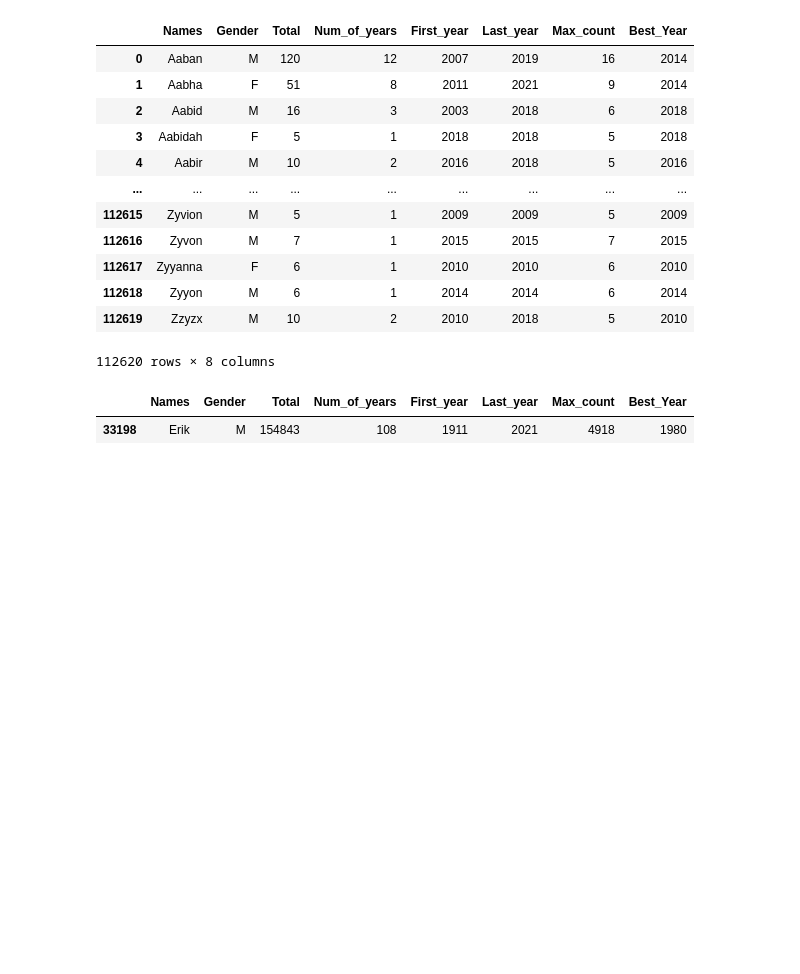
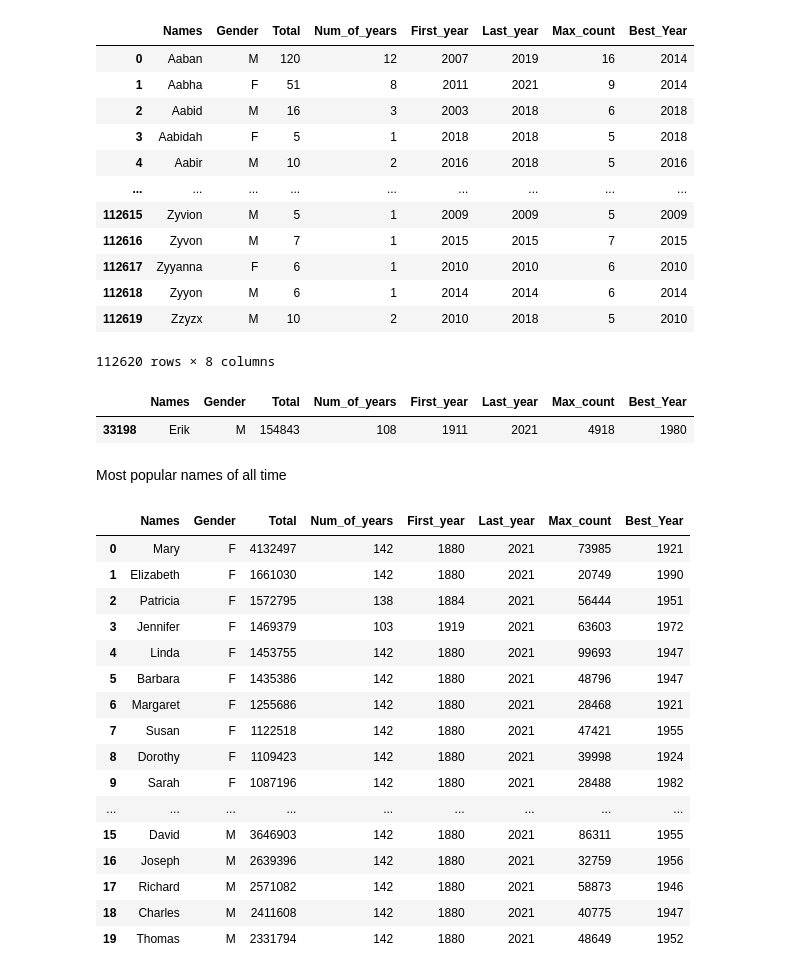
Before and after one commit to RochaErik/X-US-Baby-Names, a Jupyter notebook: EDA.ipynb, the cells around one changed output. Saved outputs shown, nothing was run; the diff lists cells and outputs as text; code cells hidden in the pictures; blank space fills up the shorter version.

```diff
--- a/EDA.ipynb
+++ b/EDA.ipynb
@@ -327,3 +327,35 @@ df_agg[(df_agg.Names == 'Erik') & (df_agg.Gender == 'M')]
 # %% [output]
 |  | Names | Gender | Total | Num_of_years | First_year | Last_year | Max_count | Best_Year |
 | 33198 | Erik | M | 154843 | 108 | 1911 | 2021 | 4918 | 1980 |
+# %% [markdown]
+Most popular names of all time
+# %%
+# One way of doing it
+# most_popular_all = df_agg.nlargest(10, 'Total', 'all')
+# most_popular
+# most_popular_male = df_agg[df_agg.Gender == 'M'].nlargest(20, 'Total', 'all')
+# most_popular_m[['Names', 'Total']]
+# most_popular_female = df_agg[df_agg.Gender == 'F'].nlargest(20, 'Total', 'all')
+# most_popular_f[['Names', 'Total']]
+
+# Another way of doing it
+most_popular_all = df_agg.groupby('Gender').apply(lambda x: x.nlargest(10, 'Total')).reset_index(drop=True)
+most_popular_all
+# %% [output]
+|  | Names | Gender | Total | Num_of_years | First_year | Last_year | Max_count | Best_Year |
+| 0 | Mary | F | 4132497 | 142 | 1880 | 2021 | 73985 | 1921 |
+| 1 | Elizabeth | F | 1661030 | 142 | 1880 | 2021 | 20749 | 1990 |
+| 2 | Patricia | F | 1572795 | 138 | 1884 | 2021 | 56444 | 1951 |
+| 3 | Jennifer | F | 1469379 | 103 | 1919 | 2021 | 63603 | 1972 |
+| 4 | Linda | F | 1453755 | 142 | 1880 | 2021 | 99693 | 1947 |
+| 5 | Barbara | F | 1435386 | 142 | 1880 | 2021 | 48796 | 1947 |
+| 6 | Margaret | F | 1255686 | 142 | 1880 | 2021 | 28468 | 1921 |
+| 7 | Susan | F | 1122518 | 142 | 1880 | 2021 | 47421 | 1955 |
+| 8 | Dorothy | F | 1109423 | 142 | 1880 | 2021 | 39998 | 1924 |
+| 9 | Sarah | F | 1087196 | 142 | 1880 | 2021 | 28488 | 1982 |
+| ... | ... | ... | ... | ... | ... | ... | ... | ... |
+| 15 | David | M | 3646903 | 142 | 1880 | 2021 | 86311 | 1955 |
+| 16 | Joseph | M | 2639396 | 142 | 1880 | 2021 | 32759 | 1956 |
+| 17 | Richard | M | 2571082 | 142 | 1880 | 2021 | 58873 | 1946 |
+| 18 | Charles | M | 2411608 | 142 | 1880 | 2021 | 40775 | 1947 |
+| 19 | Thomas | M | 2331794 | 142 | 1880 | 2021 | 48649 | 1952 |
```
Also changed, not shown: parts of 2 cells of this notebook.
